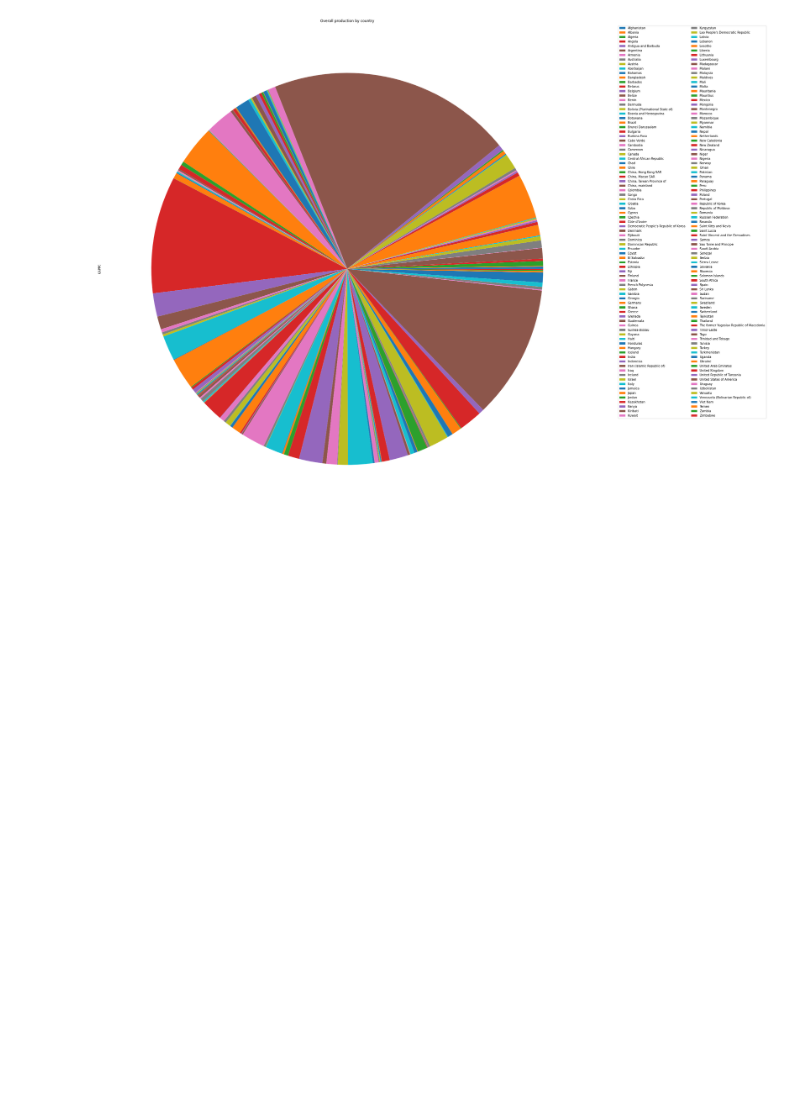
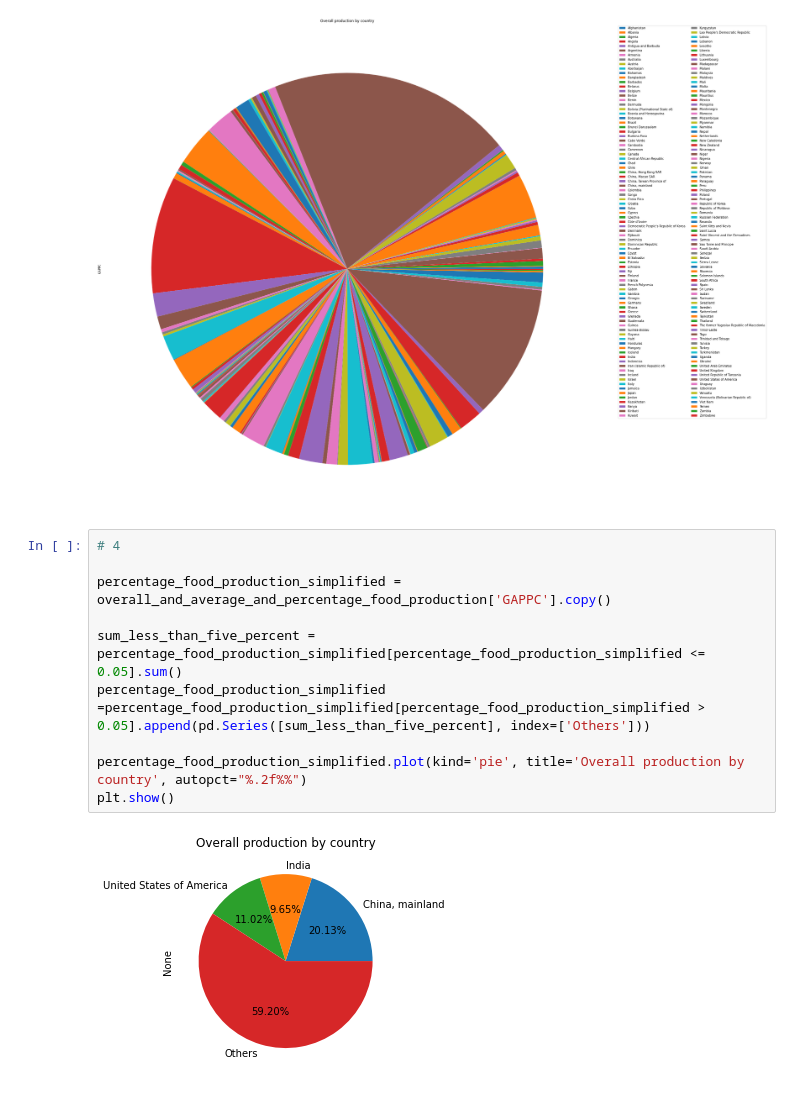
Before and after one commit to shenghaoc/ee3801-data-engineering-principles-labs, a Jupyter notebook: lab_2/lab2.ipynb, the cells around one changed output. Saved outputs shown, nothing was run; the diff lists cells and outputs as text; blank space fills up the shorter version.

```diff
--- a/lab_2/lab2.ipynb
+++ b/lab_2/lab2.ipynb
@@ -50,3 +50,15 @@ plt.legend(ncol=2,bbox_to_anchor=(1.05, 1))
 plt.show()
 # %% [output]
 [figure]
+# %%
+# 4
+
+percentage_food_production_simplified = overall_and_average_and_percentage_food_production['GAPPC'].copy()
+
+sum_less_than_five_percent = percentage_food_production_simplified[percentage_food_production_simplified <= 0.05].sum()
+percentage_food_production_simplified =percentage_food_production_simplified[percentage_food_production_simplified > 0.05].append(pd.Series([sum_less_than_five_percent], index=['Others']))
+
+percentage_food_production_simplified.plot(kind='pie', title='Overall production by country', autopct="%.2f%%")
+plt.show()
+# %% [output]
+[figure, added]
```
Also changed, not shown: parts of 1 cell of this notebook.
